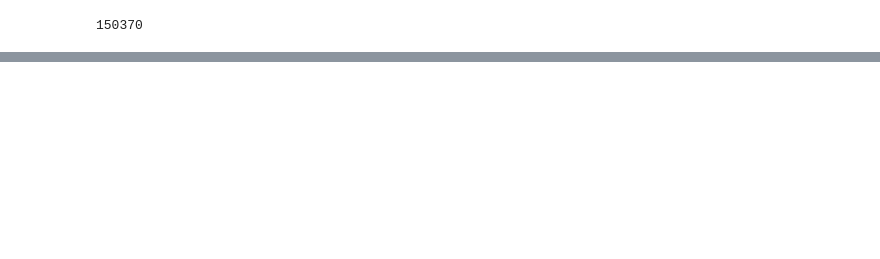
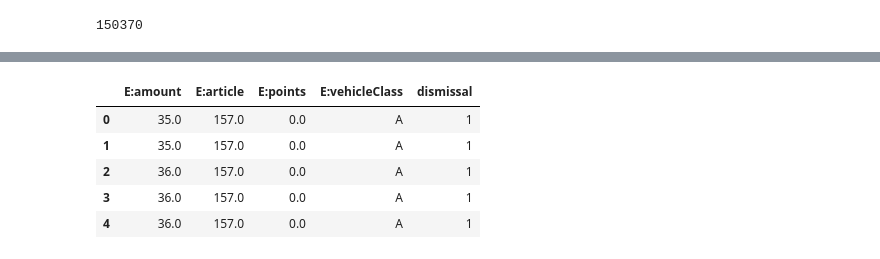
Before and after one commit to Lumik7/bi2_project2, a Jupyter notebook: notebooks/1.0-lm-cross-sectional.ipynb, the cells around one changed output, grey strips where cells are left out. Drawn from its saved outputs; the diff is of its cells as text; code cells hidden in the pictures; blank space fills up the shorter version.

```diff
--- a/notebooks/1.0-lm-cross-sectional.ipynb
+++ b/notebooks/1.0-lm-cross-sectional.ipynb
@@ -117,0 +100,27 @@ clean_cases.head()
+# %%
+data = create_fine_activities_RAW.set_index("T:concept:name")
+data["label"] = 0
+payment_indices = list(payment_feature["T:concept:name"])
+data.loc[payment_indices, "label"] = 1
+#with pd.option_context('display.max_rows', 300, 'display.max_columns', None):
+#    display(data)
+
+# according to paper which used data set:
+#  Dismissal con- tains a character that encodes
+#  the diverse reasons for a possible dismissal of
+#  the fine. A value of NIL encodes
+#  that the fine is not dismissed (i.e. has to be paid)
+#  any other value encodes different motivations.
+
+#  redesign feature so that 1 encodes has to be paid & 0 encodes the opposite
+
+#t = cleaned_features.set_index("T:concept:name")
+data["dismissal"] = 0
+# get all
+dismissal_nil_indices = list(data[data["E:dismissal"]=='NIL'].index)
+data.loc[dismissal_nil_indices, "dismissal"] = 1
+data = data.drop('E:dismissal', axis=1)
+#t.reset_index(inplace=True)
+
+
+data.reset_index(inplace=True)
@@ -117,0 +159,9 @@ clean_cases.head()
+# %%
+cleaned_features.head()
+# %% [output]
+|  | E:amount | E:article | E:points | E:vehicleClass | dismissal |
+| 0 | 35.0 | 157.0 | 0.0 | A | 1 |
+| 1 | 35.0 | 157.0 | 0.0 | A | 1 |
+| 2 | 36.0 | 157.0 | 0.0 | A | 1 |
+| 3 | 36.0 | 157.0 | 0.0 | A | 1 |
+| 4 | 36.0 | 157.0 | 0.0 | A | 1 |
```
Also changed, not shown: parts of 30 cells of this notebook.
